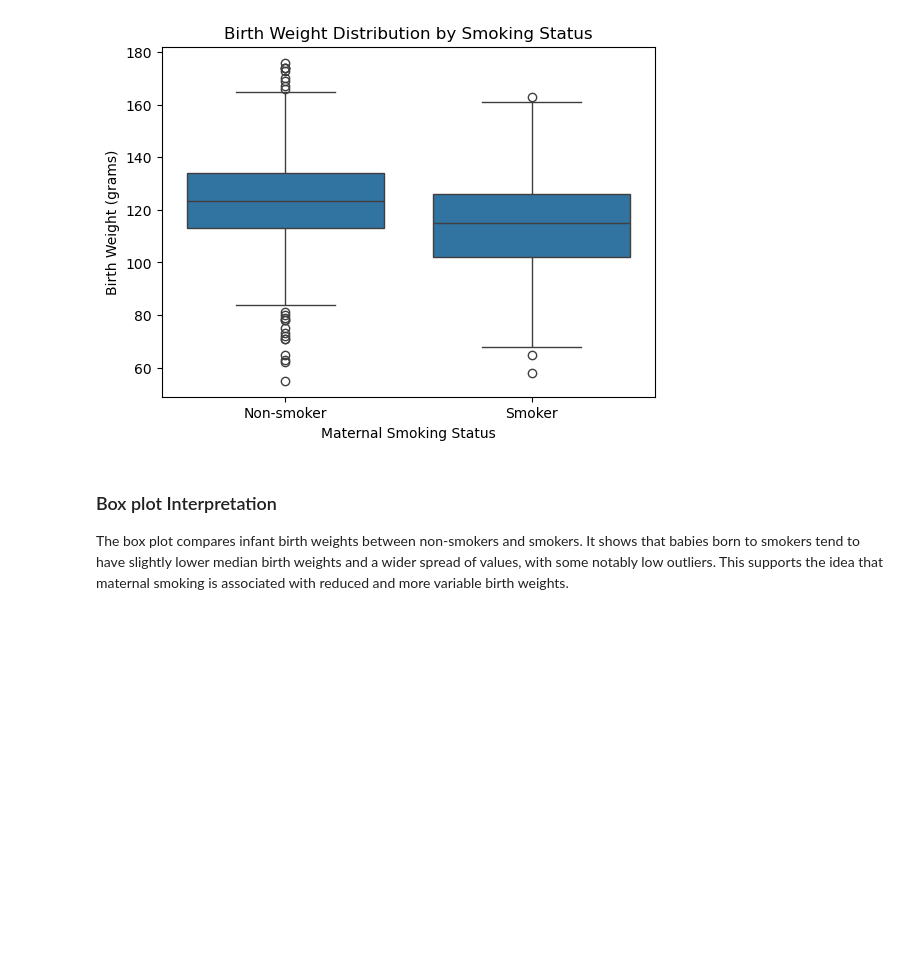
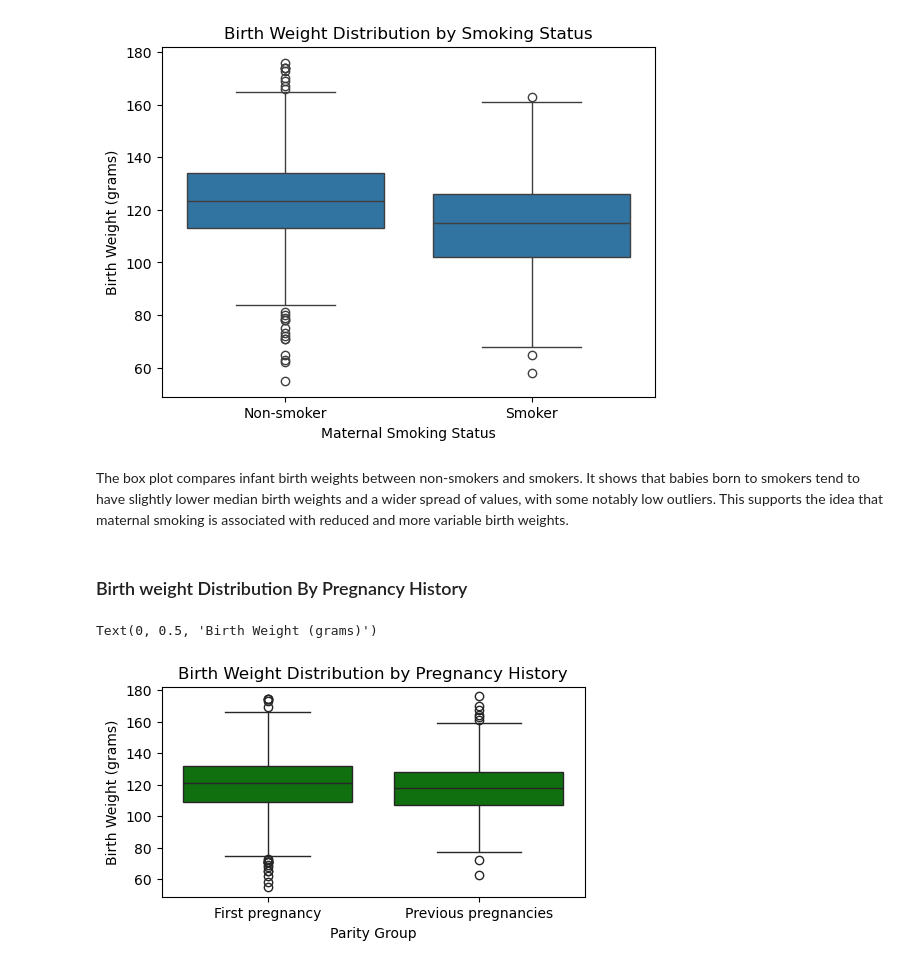
Before and after one commit to Mathews-Odongo/Birth-weight-analysis, a Jupyter notebook: weight.ipynb, the cells around one changed output. Drawn from its saved outputs; the diff is of its cells as text; code cells hidden in the pictures; blank space fills up the shorter version.

Commit message:
add birth weight distribution vs parity

```diff
--- a/weight.ipynb
+++ b/weight.ipynb
@@ -206,5 +206,17 @@ plt.show()
 # %% [output]
 [figure]
 # %% [markdown]
-### Box plot Interpretation
+
 The box plot compares infant birth weights between non-smokers and smokers. It shows that babies born to smokers tend to have slightly lower median birth weights and a wider spread of values, with some notably low outliers. This supports the idea that maternal smoking is associated with reduced and more variable birth weights.
+# %% [markdown]
+### Birth weight Distribution By Pregnancy History
+# %%
+plt.figure(figsize=(12, 6))
+ax = plt.subplot(2, 2, 2)
+sns.boxplot(data=df, x='parity_group', y='bwt', color='green')
+plt.title('Birth Weight Distribution by Pregnancy History', fontsize=12)
+plt.xlabel('Parity Group', fontsize=10)
+plt.ylabel('Birth Weight (grams)', fontsize=10)
+# %% [output]
+Text(0, 0.5, 'Birth Weight (grams)')
+[figure, added]
```
Also changed, not shown: parts of 1 cell of this notebook.
